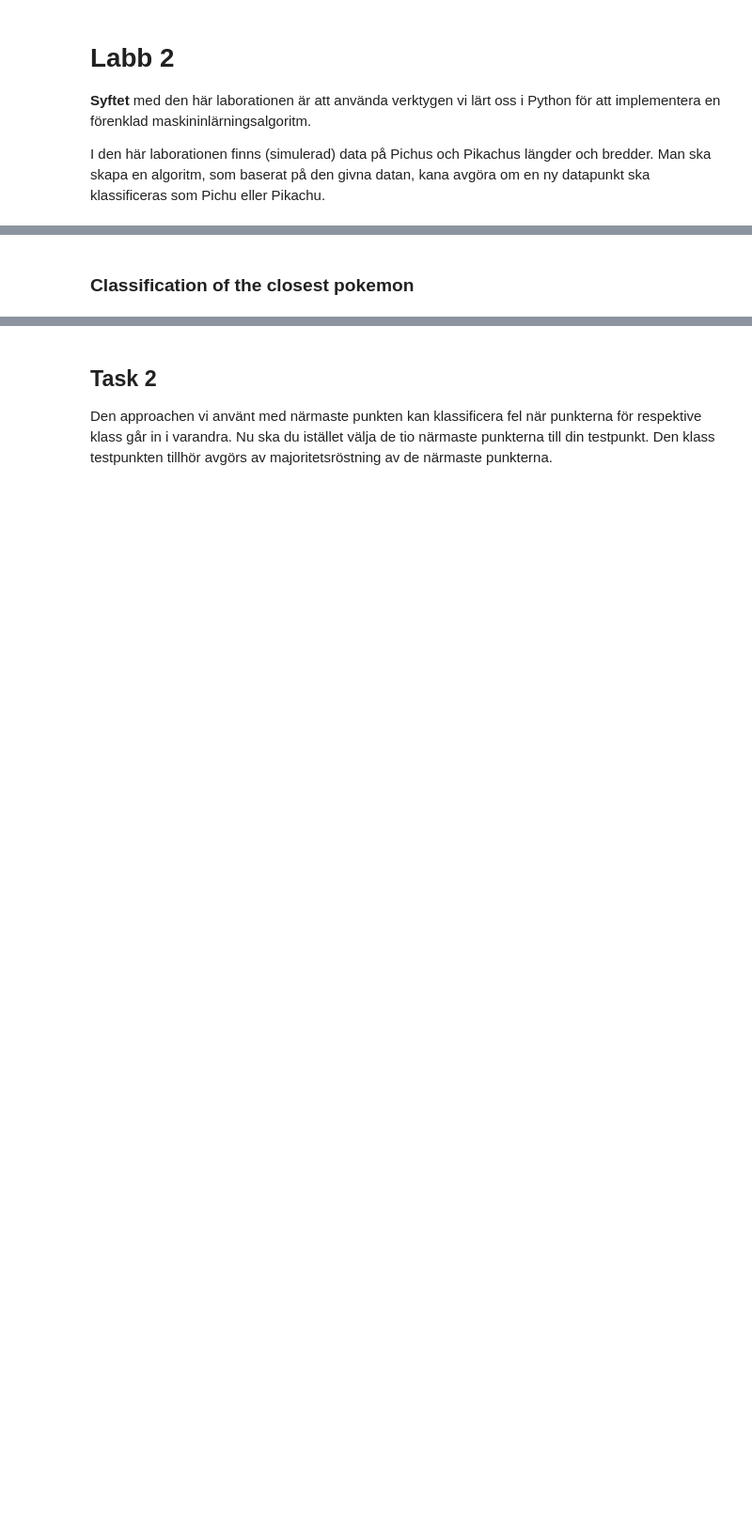
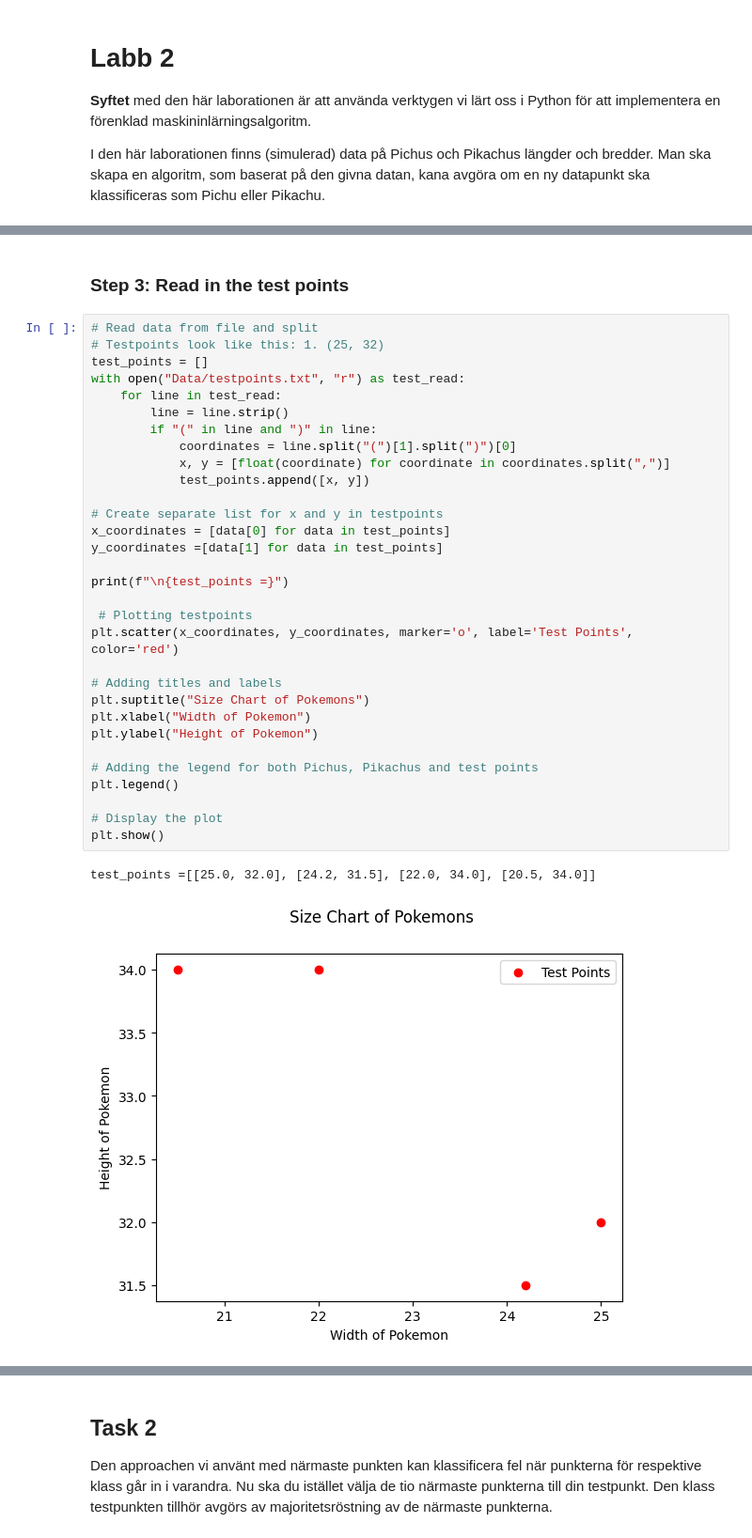
Before and after one commit to DeerBay/Python-Julia-Sjoholm, a Jupyter notebook: Labs/Lab2/labb_2_machine_learning.ipynb, the cells around one changed output, grey strips where cells are left out. Shown: that part at 94% size. Saved outputs shown, nothing was run; the diff lists cells and outputs as text; blank space fills up the shorter version.

```diff
--- a/Labs/Lab2/labb_2_machine_learning.ipynb
+++ b/Labs/Lab2/labb_2_machine_learning.ipynb
@@ -90,2 +70,36 @@ plt.show()
-# %% [markdown]
-### Classification of the closest pokemon
+# %% [markdown]
+### Step 3: Read in the test points
+# %%
+# Read data from file and split
+# Testpoints look like this: 1. (25, 32)
+test_points = []
+with open("Data/testpoints.txt", "r") as test_read:
+    for line in test_read:
+        line = line.strip()
+        if "(" in line and ")" in line:
+            coordinates = line.split("(")[1].split(")")[0]
+            x, y = [float(coordinate) for coordinate in coordinates.split(",")]
+            test_points.append([x, y])
+
+# Create separate list for x and y in testpoints
+x_coordinates = [data[0] for data in test_points]
+y_coordinates =[data[1] for data in test_points]
+
+print(f"\n{test_points =}")
+
+ # Plotting testpoints
+plt.scatter(x_coordinates, y_coordinates, marker='o', label='Test Points', color='red')
+
+# Adding titles and labels
+plt.suptitle("Size Chart of Pokemons")
+plt.xlabel("Width of Pokemon")
+plt.ylabel("Height of Pokemon")
+
+# Adding the legend for both Pichus, Pikachus and test points
+plt.legend()
+
+# Display the plot
+plt.show()
+# %% [output]
+test_points =[[25.0, 32.0], [24.2, 31.5], [22.0, 34.0], [20.5, 34.0]]
+[figure, added]
```
Also changed, not shown: parts of 13 cells of this notebook.
